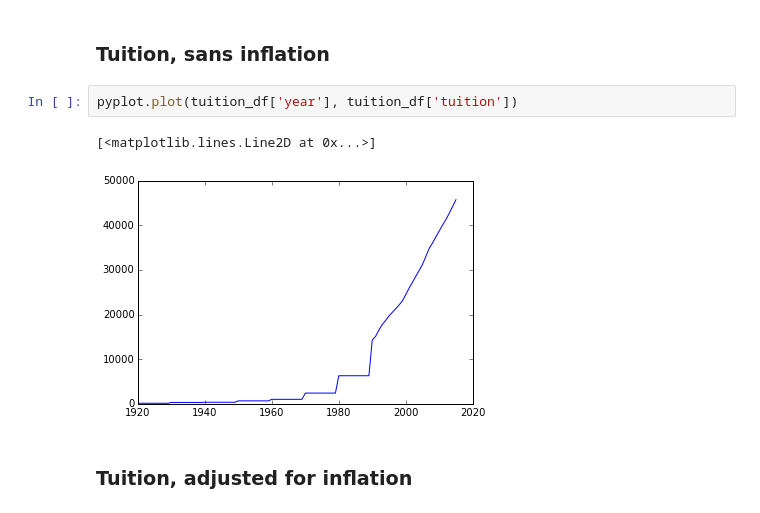
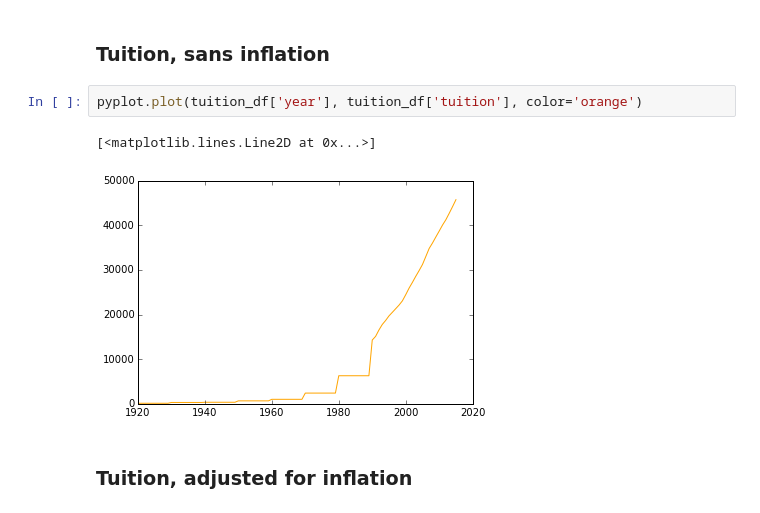
Before and after one commit to compjour/compjour-class-site, a Jupyter notebook: source/notebooks/Stanford Tuition.ipynb, the cells around one changed output. Saved outputs shown, nothing was run; the diff lists cells and outputs as text.

```diff
--- a/source/notebooks/Stanford Tuition.ipynb
+++ b/source/notebooks/Stanford Tuition.ipynb
@@ -176,10 +191,10 @@ import matplotlib.pyplot as pyplot
 # %% [markdown]
 ### Tuition, sans inflation
 # %%
-pyplot.plot(tuition_df['year'], tuition_df['tuition'])
+pyplot.plot(tuition_df['year'], tuition_df['tuition'], color='orange')
 # %% [output]
 [<matplotlib.lines.Line2D at 0x...>]
-[figure, old version]
+[figure, new version]
 # %% [markdown]
 ### Tuition, adjusted for inflation
 # %%
```
Also changed, not shown: parts of 10 cells of this notebook, 1 other file.
